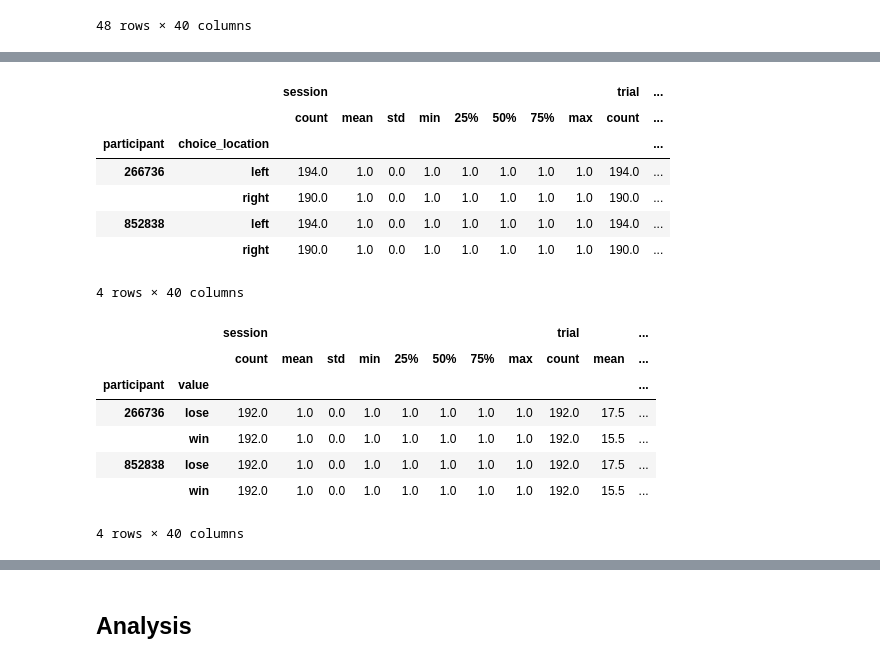
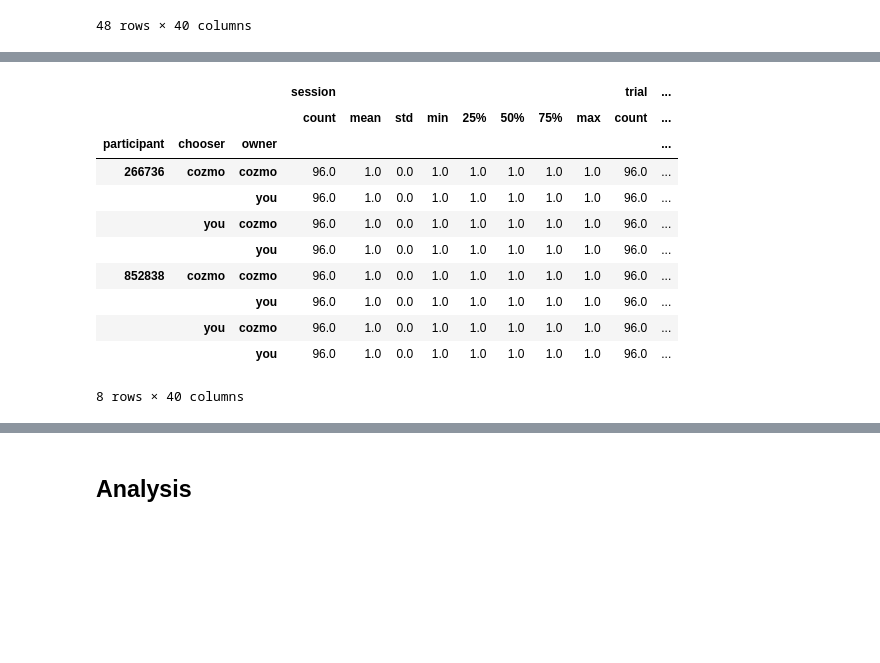
Before and after one commit to anjaghub/master_thesis, a Jupyter notebook: analysis.ipynb, the cells around one changed output, grey strips where cells are left out. Saved outputs shown, nothing was run; the diff lists cells and outputs as text; code cells hidden in the pictures; blank space fills up the shorter version.

```diff
--- a/analysis.ipynb
+++ b/analysis.ipynb
@@ -15,10 +15,10 @@ import data_prep
 ## Preprocessing
 # %%
 # List all data files which should be preprocessed
-data_files = ['data_clara.csv', 'data_nora.csv']
+data_files = ['data_nora.csv', 'data_clara.csv'] # , 'data_nora.csv'
 # %%
 # Call preprocessing function and store data in one data df
 data = data_prep.prepare_data(data_files)
 # %%
 # Create trial index per participant
-data['index_corr'] = data.groupby('participant').cumcount() + 1
+data['trial_index_within_participant'] = data.groupby('participant').cumcount() + 1
@@ -83,24 +121,16 @@ data.groupby(['participant','left_color']).describe()
 # %%
-# Chooser
-data.groupby(['participant','choice_location']).describe()
+# Chooser owner
+data.groupby(['participant','chooser','owner']).describe()
 # %% [output]
-|  |  | session |  |  |  |  |  |  |  | trial | ... |
-|  |  | count | mean | std | min | 25% | 50% | 75% | max | count | ... |
-| participant | choice_location |  |  |  |  |  |  |  |  |  | ... |
-| 266736 | left | 194.0 | 1.0 | 0.0 | 1.0 | 1.0 | 1.0 | 1.0 | 1.0 | 194.0 | ... |
-|  | right | 190.0 | 1.0 | 0.0 | 1.0 | 1.0 | 1.0 | 1.0 | 1.0 | 190.0 | ... |
-| 852838 | left | 194.0 | 1.0 | 0.0 | 1.0 | 1.0 | 1.0 | 1.0 | 1.0 | 194.0 | ... |
-|  | right | 190.0 | 1.0 | 0.0 | 1.0 | 1.0 | 1.0 | 1.0 | 1.0 | 190.0 | ... |
+|  |  |  | session |  |  |  |  |  |  |  | trial | ... |
+|  |  |  | count | mean | std | min | 25% | 50% | 75% | max | count | ... |
+| participant | chooser | owner |  |  |  |  |  |  |  |  |  | ... |
+| 266736 | cozmo | cozmo | 96.0 | 1.0 | 0.0 | 1.0 | 1.0 | 1.0 | 1.0 | 1.0 | 96.0 | ... |
+|  |  | you | 96.0 | 1.0 | 0.0 | 1.0 | 1.0 | 1.0 | 1.0 | 1.0 | 96.0 | ... |
+|  | you | cozmo | 96.0 | 1.0 | 0.0 | 1.0 | 1.0 | 1.0 | 1.0 | 1.0 | 96.0 | ... |
+|  |  | you | 96.0 | 1.0 | 0.0 | 1.0 | 1.0 | 1.0 | 1.0 | 1.0 | 96.0 | ... |
+| 852838 | cozmo | cozmo | 96.0 | 1.0 | 0.0 | 1.0 | 1.0 | 1.0 | 1.0 | 1.0 | 96.0 | ... |
+|  |  | you | 96.0 | 1.0 | 0.0 | 1.0 | 1.0 | 1.0 | 1.0 | 1.0 | 96.0 | ... |
+|  | you | cozmo | 96.0 | 1.0 | 0.0 | 1.0 | 1.0 | 1.0 | 1.0 | 1.0 | 96.0 | ... |
+|  |  | you | 96.0 | 1.0 | 0.0 | 1.0 | 1.0 | 1.0 | 1.0 | 1.0 | 96.0 | ... |
-4 rows × 40 columns
+8 rows × 40 columns
-# %%
-# Chooser
-data.groupby(['participant','value']).describe()
-# %% [output]
-|  |  | session |  |  |  |  |  |  |  | trial |  | ... |
-|  |  | count | mean | std | min | 25% | 50% | 75% | max | count | mean | ... |
-| participant | value |  |  |  |  |  |  |  |  |  |  | ... |
-| 266736 | lose | 192.0 | 1.0 | 0.0 | 1.0 | 1.0 | 1.0 | 1.0 | 1.0 | 192.0 | 17.5 | ... |
-|  | win | 192.0 | 1.0 | 0.0 | 1.0 | 1.0 | 1.0 | 1.0 | 1.0 | 192.0 | 15.5 | ... |
-| 852838 | lose | 192.0 | 1.0 | 0.0 | 1.0 | 1.0 | 1.0 | 1.0 | 1.0 | 192.0 | 17.5 | ... |
-|  | win | 192.0 | 1.0 | 0.0 | 1.0 | 1.0 | 1.0 | 1.0 | 1.0 | 192.0 | 15.5 | ... |
-4 rows × 40 columns
```
Also changed, not shown: parts of 10 cells of this notebook, 1 other file.
